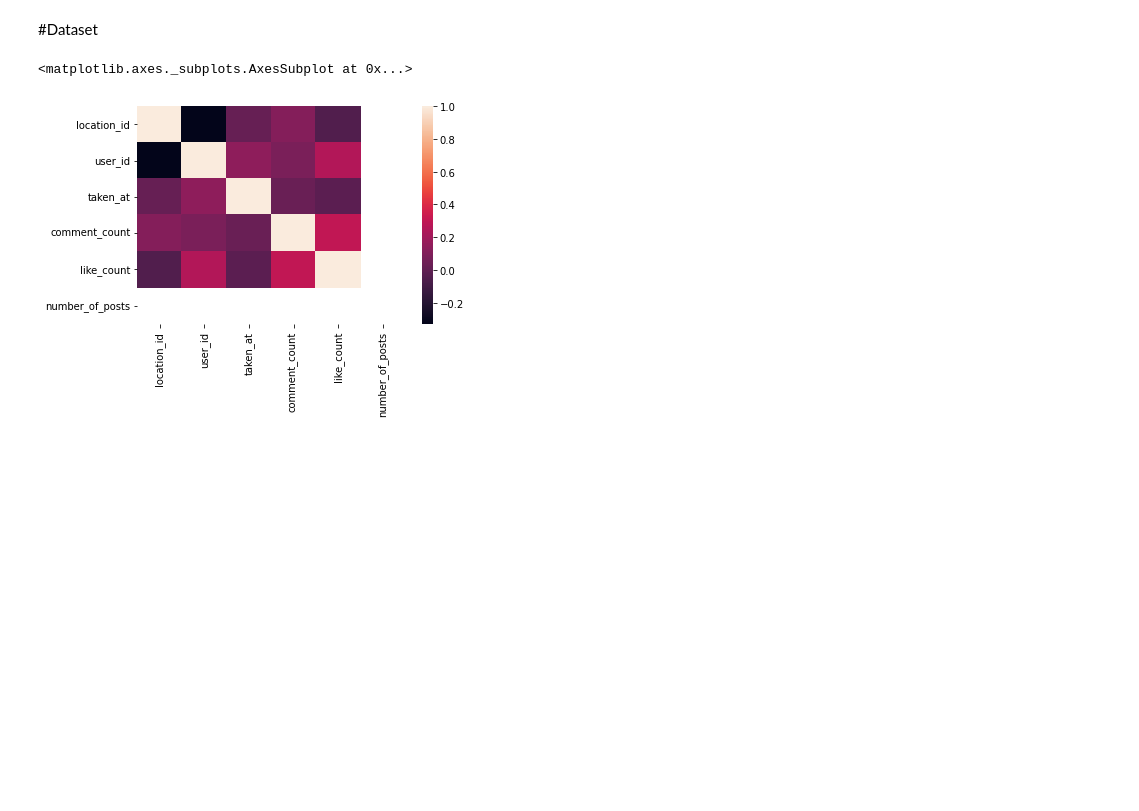
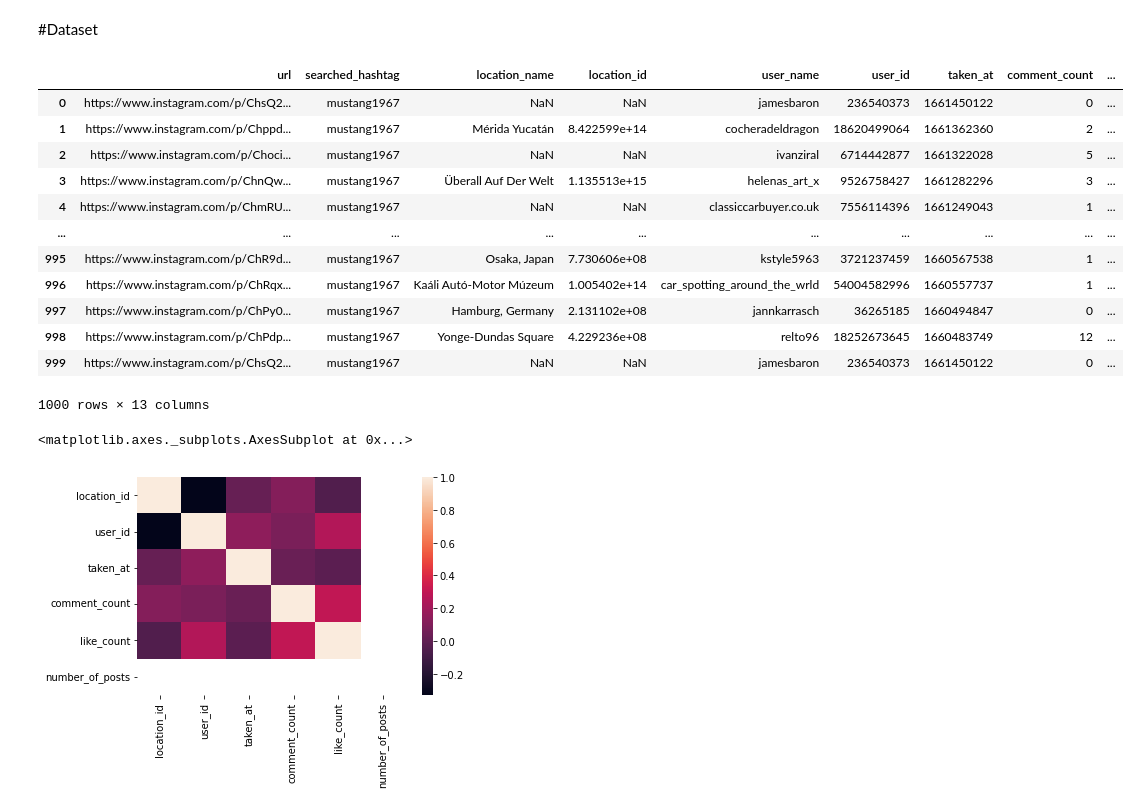
Before and after one commit to Tencza/Mustang-Hashtags-popularity-analyse, a Jupyter notebook: Mustang_Hashtags_popularity_analyse.ipynb, the cells around one changed output. Cells and saved outputs as stored; diff of their text form; code cells hidden in the pictures; blank space fills up the shorter version.

```diff
--- a/Mustang_Hashtags_popularity_analyse.ipynb
+++ b/Mustang_Hashtags_popularity_analyse.ipynb
@@ -33,8 +30,22 @@ import re
 # %%
 #Read Data scrapped from IG
 
-df = pd.read_csv('/content/drive/MyDrive/Github/Mustang-Hashtags-popularity-analyse/mustang1967.csv')
+df = pd.read_csv('mustang1967.csv')
 df
+# %% [output]
+|  | url | searched_hashtag | location_name | location_id | user_name | user_id | taken_at | comment_count | ... |
+| 0 | https://www.instagram.com/p/ChsQ2... | mustang1967 | NaN | NaN | jamesbaron | 236540373 | 1661450122 | 0 | ... |
+| 1 | https://www.instagram.com/p/Chppd... | mustang1967 | Mérida Yucatán | 8.422599e+14 | cocheradeldragon | 18620499064 | 1661362360 | 2 | ... |
+| 2 | https://www.instagram.com/p/Choci... | mustang1967 | NaN | NaN | ivanziral | 6714442877 | 1661322028 | 5 | ... |
+| 3 | https://www.instagram.com/p/ChnQw... | mustang1967 | Überall Auf Der Welt | 1.135513e+15 | helenas_art_x | 9526758427 | 1661282296 | 3 | ... |
+| 4 | https://www.instagram.com/p/ChmRU... | mustang1967 | NaN | NaN | classiccarbuyer.co.uk | 7556114396 | 1661249043 | 1 | ... |
+| ... | ... | ... | ... | ... | ... | ... | ... | ... | ... |
+| 995 | https://www.instagram.com/p/ChR9d... | mustang1967 | Osaka, Japan | 7.730606e+08 | kstyle5963 | 3721237459 | 1660567538 | 1 | ... |
+| 996 | https://www.instagram.com/p/ChRqx... | mustang1967 | Kaáli Autó-Motor Múzeum | 1.005402e+14 | car_spotting_around_the_wrld | 54004582996 | 1660557737 | 1 | ... |
+| 997 | https://www.instagram.com/p/ChPy0... | mustang1967 | Hamburg, Germany | 2.131102e+08 | jannkarrasch | 36265185 | 1660494847 | 0 | ... |
+| 998 | https://www.instagram.com/p/ChPdp... | mustang1967 | Yonge-Dundas Square | 4.229236e+08 | relto96 | 18252673645 | 1660483749 | 12 | ... |
+| 999 | https://www.instagram.com/p/ChsQ2... | mustang1967 | NaN | NaN | jamesbaron | 236540373 | 1661450122 | 0 | ... |
+1000 rows × 13 columns
 # %%
 #Visualization
 
```
Also changed, not shown: parts of 11 cells of this notebook.
